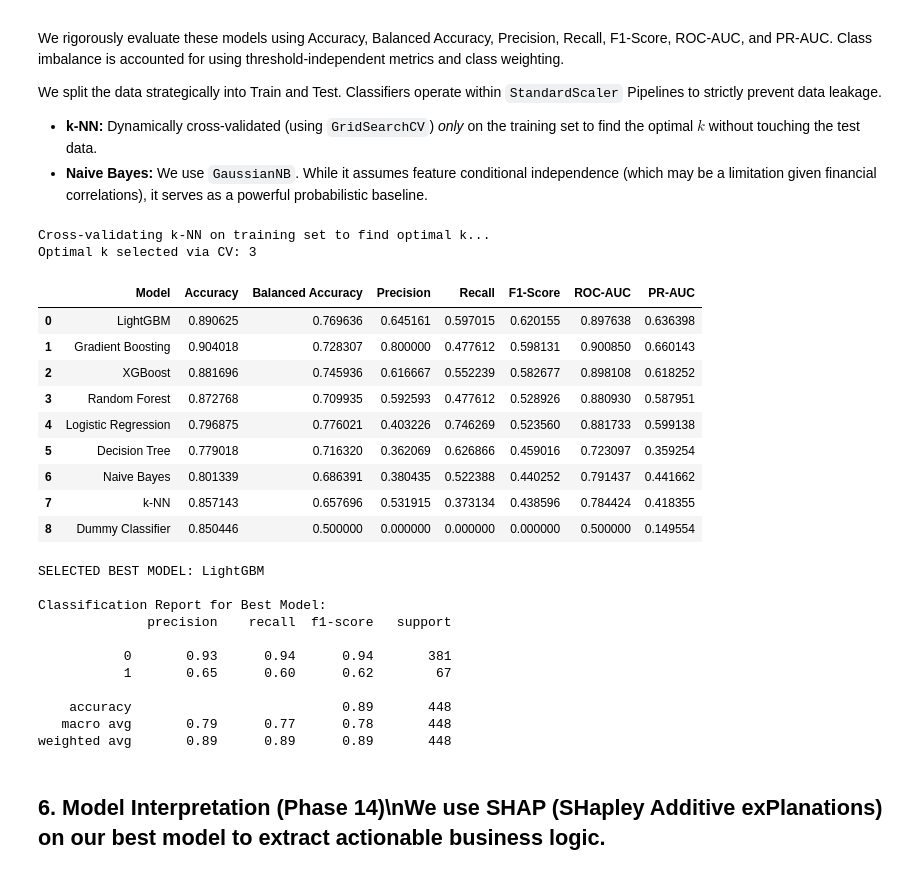
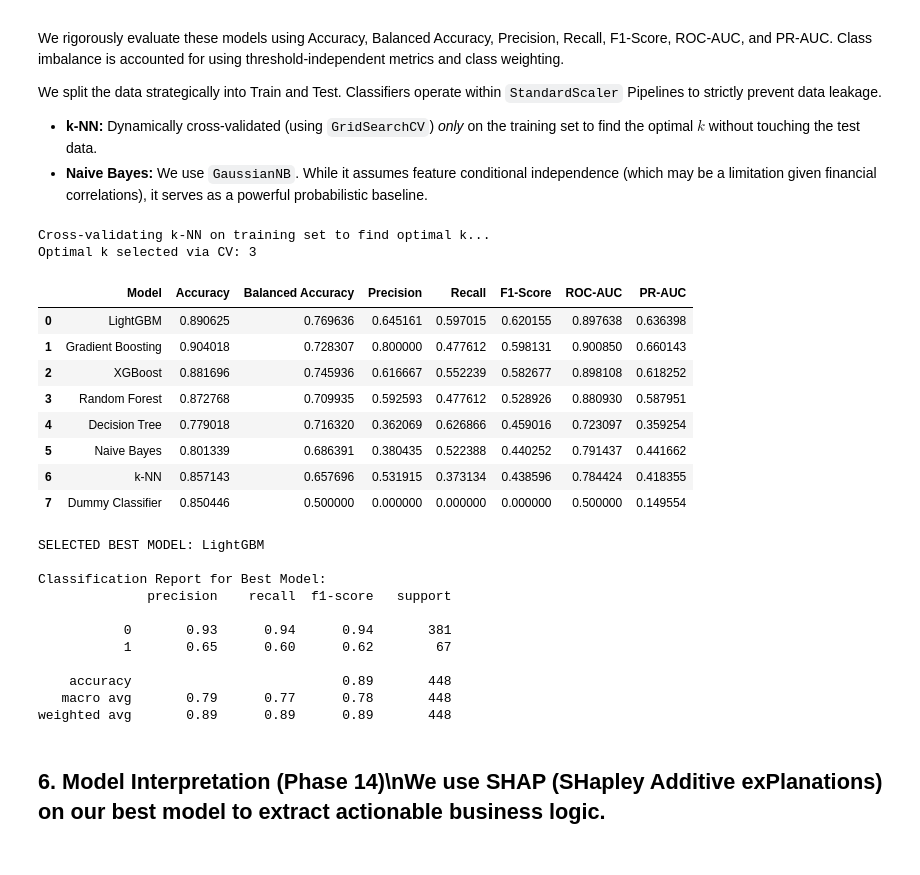
Before and after one commit to saadetcansu/CustomerSegmentationProject, a Jupyter notebook: BIL476_Project.ipynb, the cells around one changed output. Cells and saved outputs as stored; diff of their text form; code cells hidden in the pictures.

Commit message:
Fix project based on GPT feedback: models, data leakage, citations, and report alignment

```diff
--- a/BIL476_Project.ipynb
+++ b/BIL476_Project.ipynb
@@ -47,7 +47,7 @@ Environment successfully initialized.
 # %% [markdown]
 ## 2. Exploratory Data Analysis (Phases 2 & 4)\nWe load the raw data and investigate the fundamental distributions and correlations before applying any transformations.
 # %%
-df_raw = pd.read_csv('../data/marketing_campaign.csv', sep='\t')
+df_raw = pd.read_csv('data/marketing_campaign.csv', sep='\t')
 
 print("--- Raw Dataset Info ---")
 display(df_raw.info())
@@ -134,8 +134,10 @@ Engineered Dataset Shape: (2236, 30)
 X = pd.get_dummies(df_eng.drop('Response', axis=1), drop_first=True)
 y = df_eng['Response']
 
+X_train, X_test, y_train, y_test = train_test_split(X, y, test_size=0.20, random_state=42, stratify=y)
+
 # 1. Collinearity Check
-corr_matrix = X.corr().abs()
+corr_matrix = X_train.corr().abs()
 upper_tri = corr_matrix.where(np.triu(np.ones(corr_matrix.shape), k=1).astype(bool))
 highly_correlated = [column for column in upper_tri.columns if any(upper_tri[column] > 0.85)]
 print(f"Highly Correlated Features: {highly_correlated}")
@@ -143,13 +145,14 @@ print(f"Highly Correlated Features: {highly_correlated}")
 # 2. RFE (Random Forest)
 rf = RandomForestClassifier(random_state=42, class_weight='balanced')
 rfe = RFE(estimator=rf, n_features_to_select=15)
-rfe.fit(X, y)
-rfe_features = X.columns[rfe.support_].tolist()
+rfe.fit(X_train, y_train)
+rfe_features = X_train.columns[rfe.support_].tolist()
 
 # Drop logic: If it's highly correlated AND failed RFE, it is noise.
-features_to_drop = [col for col in X.columns if (col in highly_correlated and col not in rfe_features)]
-X_selected = X.drop(columns=features_to_drop)
+features_to_drop = [col for col in X_train.columns if (col in highly_correlated and col not in rfe_features)]
+X_train_selected = X_train.drop(columns=features_to_drop)
+X_test_selected = X_test.drop(columns=features_to_drop)
 
-print(f"Final Feature Matrix Shape: {X_selected.shape}")
+print(f"Final Train Feature Matrix Shape: {X_train_selected.shape}")
 # %% [output]
 Highly Correlated Features: ['Total_Spending']
@@ -166,8 +169,6 @@ We split the data strategically into Train and Test. Classifiers operate within
 - **k-NN:** Dynamically cross-validated (using `GridSearchCV`) *only* on the training set to find the optimal $k$ without touching the test data.
 - **Naive Bayes:** We use `GaussianNB`. While it assumes feature conditional independence (which may be a limitation given financial correlations), it serves as a powerful probabilistic baseline.
 # %%
-X_train, X_test, y_train, y_test = train_test_split(X_selected, y, test_size=0.20, random_state=42, stratify=y)
-
 pos_class = y_train.sum()
 neg_class = len(y_train) - pos_class
 spw = neg_class / pos_class
@@ -179,13 +180,12 @@ print("Cross-validating k-NN on training set to find optimal k...")
 knn_pipe = Pipeline([('scaler', StandardScaler()), ('knn', KNeighborsClassifier())])
 param_grid = {'knn__n_neighbors': [3, 5, 7, 9, 11]}
 grid = GridSearchCV(knn_pipe, param_grid, cv=5, scoring='f1', n_jobs=-1)
-grid.fit(X_train, y_train)
+grid.fit(X_train_selected, y_train)
 best_k = grid.best_params_['knn__n_neighbors']
 print(f"Optimal k selected via CV: {best_k}\n")
 
 models = {
     'Dummy Classifier': DummyClassifier(strategy='prior', random_state=42),
-    'Logistic Regression': LogisticRegression(random_state=42, class_weight='balanced', max_iter=1000),
     'Decision Tree': DecisionTreeClassifier(random_state=42, class_weight='balanced', max_depth=6),
     'Naive Bayes': GaussianNB(),
     'k-NN': KNeighborsClassifier(n_neighbors=best_k),
@@ -206,11 +206,11 @@ for name, model in models.items():
         ('scaler', StandardScaler()),
         ('classifier', model)
     ])
-    pipe.fit(X_train, y_train)
+    pipe.fit(X_train_selected, y_train)
     trained_pipelines[name] = pipe
 
-    y_pred = pipe.predict(X_test)
-    y_prob = pipe.predict_proba(X_test)[:, 1] if hasattr(pipe.named_steps['classifier'], 'predict_proba') else pipe.decision_function(X_test)
+    y_pred = pipe.predict(X_test_selected)
+    y_prob = pipe.predict_proba(X_test_selected)[:, 1] if hasattr(pipe.named_steps['classifier'], 'predict_proba') else pipe.decision_function(X_test_selected)
 
     results.append({
         'Model': name,
@@ -254,39 +254,38 @@ fig_roc.savefig(f'{output_fig_dir}/roc_comparison.png', bbox_inches='tight')
 plt.close(fig_roc)
 
 # Format PR Plot
 ax_pr.set_xlabel('Recall')
 ax_pr.set_ylabel('Precision')
 ax_pr.set_title('Precision-Recall Curve Comparison (All Models)')
 ax_pr.legend(loc='lower left')
 fig_pr.savefig(f'{output_fig_dir}/pr_comparison.png', bbox_inches='tight')
 plt.close(fig_pr)
 
 # ---------------------------------------------------------
 # Results Table & Classification Report
 # ---------------------------------------------------------
 comparison_df = pd.DataFrame(results).sort_values(by='F1-Score', ascending=False).reset_index(drop=True)
 display(comparison_df.style.background_gradient(cmap='viridis', subset=['F1-Score', 'ROC-AUC']))
 comparison_df.to_csv(f'{output_tbl_dir}/model_comparison.csv', index=False)
 
 best_model_name = comparison_df.iloc[0]['Model']
 best_pipe = trained_pipelines[best_model_name]
 print(f"\nSELECTED BEST MODEL: {best_model_name}")
 
 print("\nClassification Report for Best Model:")
-print(classification_report(y_test, best_pipe.predict(X_test)))
+print(classification_report(y_test, best_pipe.predict(X_test_selected)))
 # %% [output]
 Cross-validating k-NN on training set to find optimal k...
 Optimal k selected via CV: 3
 |  | Model | Accuracy | Balanced Accuracy | Precision | Recall | F1-Score | ROC-AUC | PR-AUC |
 | 0 | LightGBM | 0.890625 | 0.769636 | 0.645161 | 0.597015 | 0.620155 | 0.897638 | 0.636398 |
 | 1 | Gradient Boosting | 0.904018 | 0.728307 | 0.800000 | 0.477612 | 0.598131 | 0.900850 | 0.660143 |
 | 2 | XGBoost | 0.881696 | 0.745936 | 0.616667 | 0.552239 | 0.582677 | 0.898108 | 0.618252 |
 | 3 | Random Forest | 0.872768 | 0.709935 | 0.592593 | 0.477612 | 0.528926 | 0.880930 | 0.587951 |
-| 4 | Logistic Regression | 0.796875 | 0.776021 | 0.403226 | 0.746269 | 0.523560 | 0.881733 | 0.599138 |
-| 5 | Decision Tree | 0.779018 | 0.716320 | 0.362069 | 0.626866 | 0.459016 | 0.723097 | 0.359254 |
-| 6 | Naive Bayes | 0.801339 | 0.686391 | 0.380435 | 0.522388 | 0.440252 | 0.791437 | 0.441662 |
-| 7 | k-NN | 0.857143 | 0.657696 | 0.531915 | 0.373134 | 0.438596 | 0.784424 | 0.418355 |
-| 8 | Dummy Classifier | 0.850446 | 0.500000 | 0.000000 | 0.000000 | 0.000000 | 0.500000 | 0.149554 |
+| 4 | Decision Tree | 0.779018 | 0.716320 | 0.362069 | 0.626866 | 0.459016 | 0.723097 | 0.359254 |
+| 5 | Naive Bayes | 0.801339 | 0.686391 | 0.380435 | 0.522388 | 0.440252 | 0.791437 | 0.441662 |
+| 6 | k-NN | 0.857143 | 0.657696 | 0.531915 | 0.373134 | 0.438596 | 0.784424 | 0.418355 |
+| 7 | Dummy Classifier | 0.850446 | 0.500000 | 0.000000 | 0.000000 | 0.000000 | 0.500000 | 0.149554 |
 SELECTED BEST MODEL: LightGBM
 
 Classification Report for Best Model:
```
Also changed, not shown: parts of 3 cells of this notebook, 10 other files.
